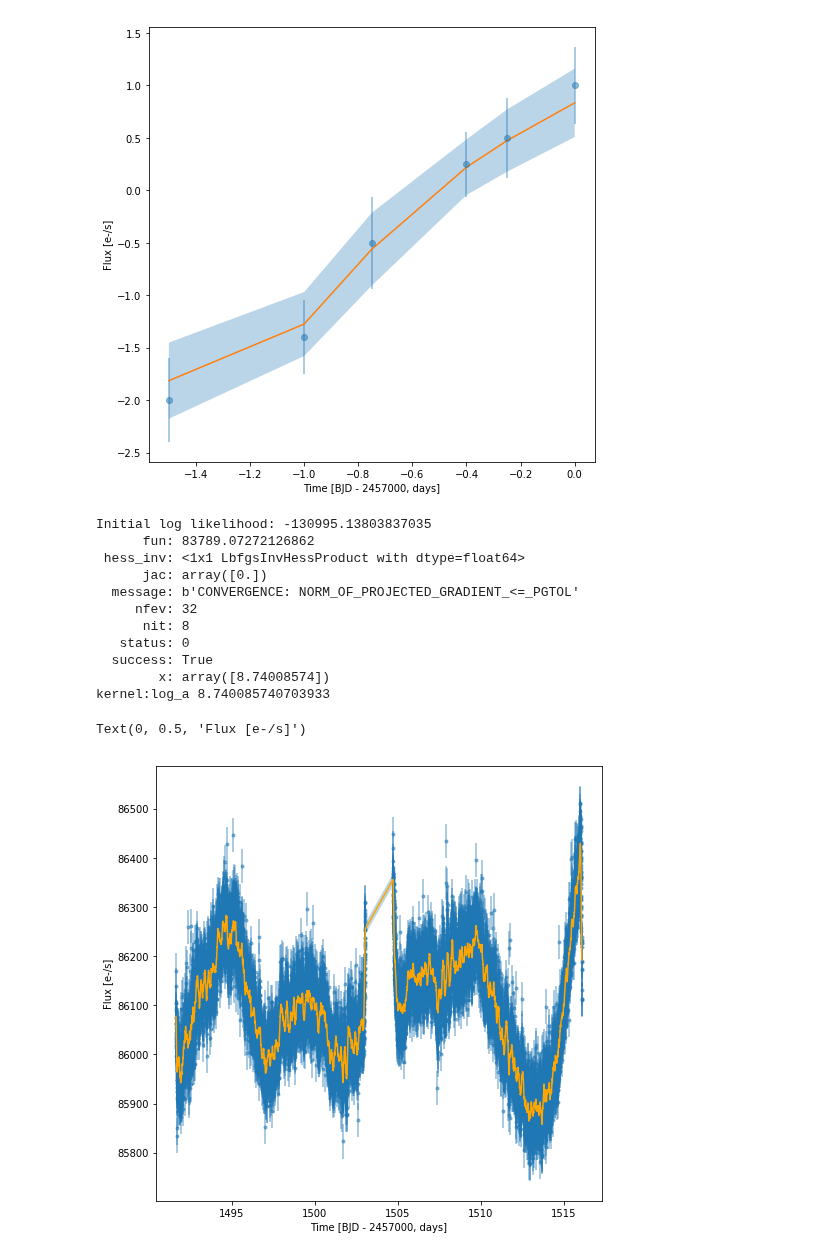
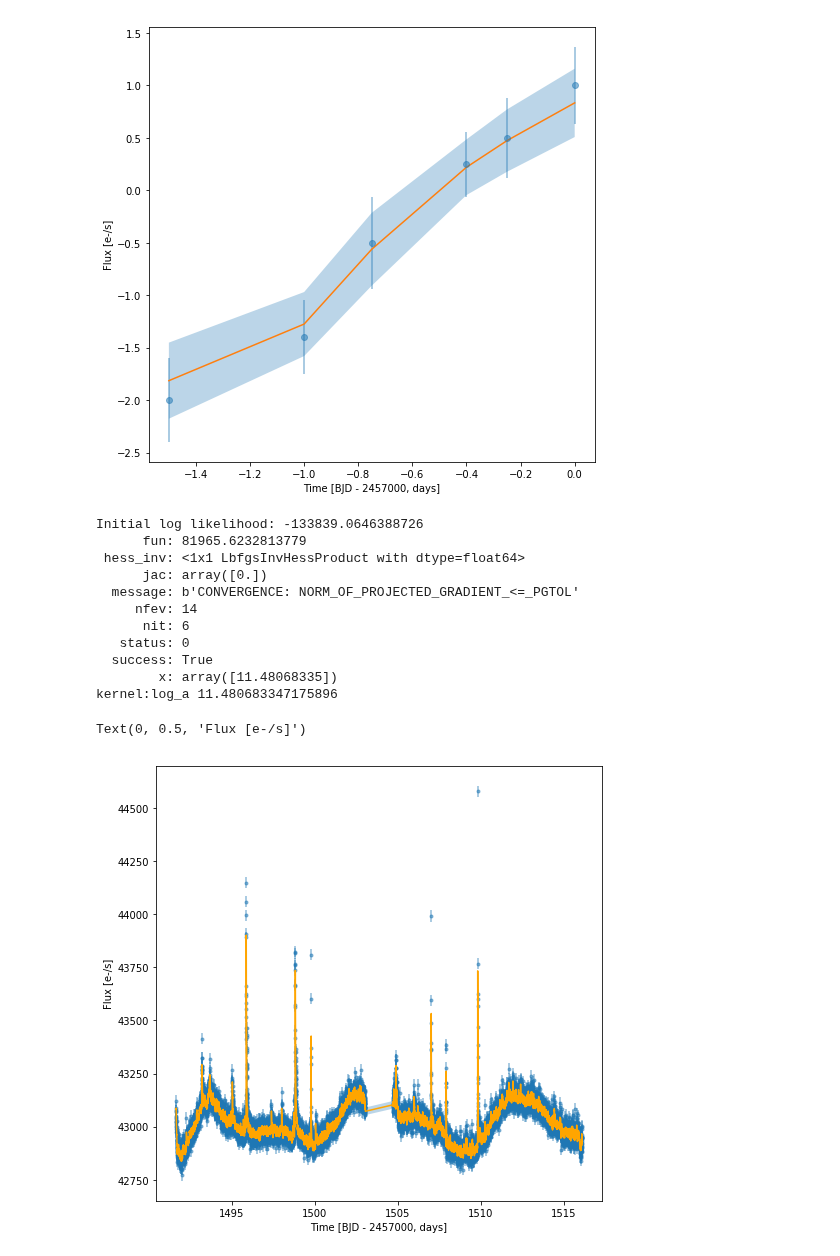
Before and after one commit to spencerw/tess_flare, a Jupyter notebook: gaussianProcess.ipynb, the cells around one changed output. Cells and saved outputs as stored; diff of their text form; code cells hidden in the pictures.

Commit message:
GP kernels and downsampling lightcurve

```diff
--- a/gaussianProcess.ipynb
+++ b/gaussianProcess.ipynb
@@ -134,8 +136,14 @@ path = '/astro/store/gradscratch/tmp/scw7/tessData/lightcurves/sec7/'
 # Anomalous flares were being detected at the gap edges in this light curve when
 # using rolling median subtraction
 f1 = 'tess2019006130736-s0007-0000000059764377-0131-s_lc.fits'
+
+# A nice smoothly varying periodic light curve
+f2 = 'tess2019006130736-s0007-0000000349275562-0131-s_lc.fits'
+
+# Periodic light curve with flares
+f3 = 'tess2019006130736-s0007-0000000014768025-0131-s_lc.fits'
 # %%
-with fits.open(path+f1, mode='readonly') as hdulist:
+with fits.open(path+f3, mode='readonly') as hdulist:
     tess_bjds = hdulist[1].data['TIME']
     pdcsap_fluxes = hdulist[1].data['PDCSAP_FLUX']
     pdcsap_flux_error = hdulist[1].data['PDCSAP_FLUX_ERR']
@@ -225,9 +233,10 @@ kernel:log_c -0.40683866202618235
 Text(0, 0.5, 'Flux [e-/s]')
 [figure]
 # %%
-x = time
-y = flux
-yerr = error
+interval = 1
+x = time[::interval]
+y = flux[::interval]
+yerr = error[::interval]
 
 # k = a*exp(-c*tau)
 a = 1 # Amplitude
@@ -246,38 +255,38 @@ def neg_log_like(params, y, gp):
     gp.set_parameter_vector(params)
     return -gp.log_likelihood(y)
 
 initial_params = gp.get_parameter_vector()
 bounds = gp.get_parameter_bounds()
 
 r = minimize(neg_log_like, initial_params, method="L-BFGS-B", bounds=bounds, args=(y, gp))
 gp.set_parameter_vector(r.x)
 print(r)
 
 d = gp.get_parameter_dict()
 for key, value in d.items():
     print(key, value)
 
 pred_mean, pred_var = gp.predict(y, x, return_var=True)
 pred_std = np.sqrt(pred_var)
 
 fig, axes = plt.subplots(figsize=(8,8))
 axes.errorbar(x, y, yerr=yerr, fmt='.', alpha=0.5)
 axes.plot(x, pred_mean, color='orange', zorder=3)
 axes.fill_between(x, pred_mean+pred_std, pred_mean-pred_std, alpha=0.3)
 axes.set_xlabel('Time [BJD - 2457000, days]')
 axes.set_ylabel('Flux [e-/s]')
 # %% [output]
-Initial log likelihood: -130995.13803837035
-      fun: 83789.07272126862
+Initial log likelihood: -133839.0646388726
+      fun: 81965.6232813779
  hess_inv: <1x1 LbfgsInvHessProduct with dtype=float64>
       jac: array([0.])
   message: b'CONVERGENCE: NORM_OF_PROJECTED_GRADIENT_<=_PGTOL'
-     nfev: 32
-      nit: 8
+     nfev: 14
+      nit: 6
    status: 0
   success: True
-        x: array([8.74008574])
-kernel:log_a 8.740085740703933
+        x: array([11.48068335])
+kernel:log_a 11.480683347175896
 Text(0, 0.5, 'Flux [e-/s]')
-[figure, old version]
+[figure, new version]
 # %%
```
Also changed, not shown: parts of 9 cells of this notebook.
